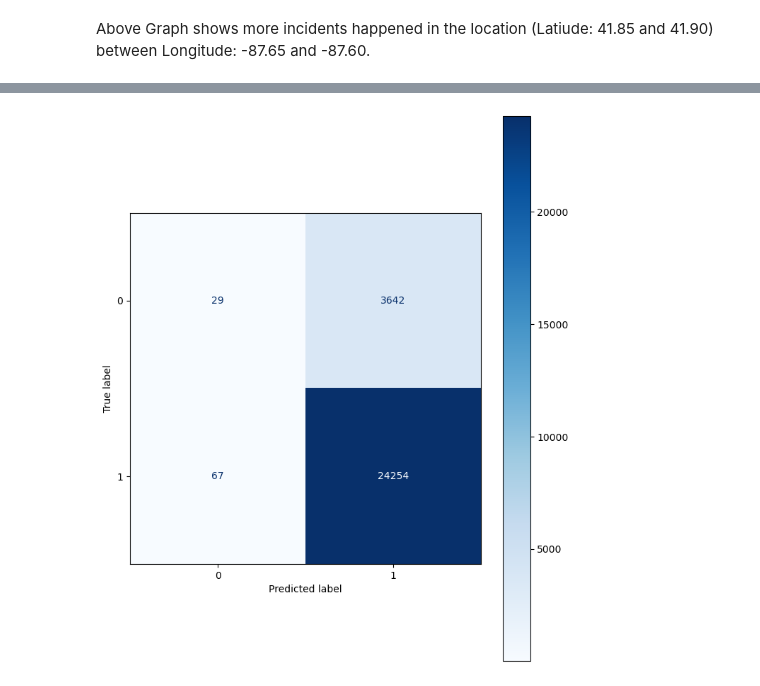
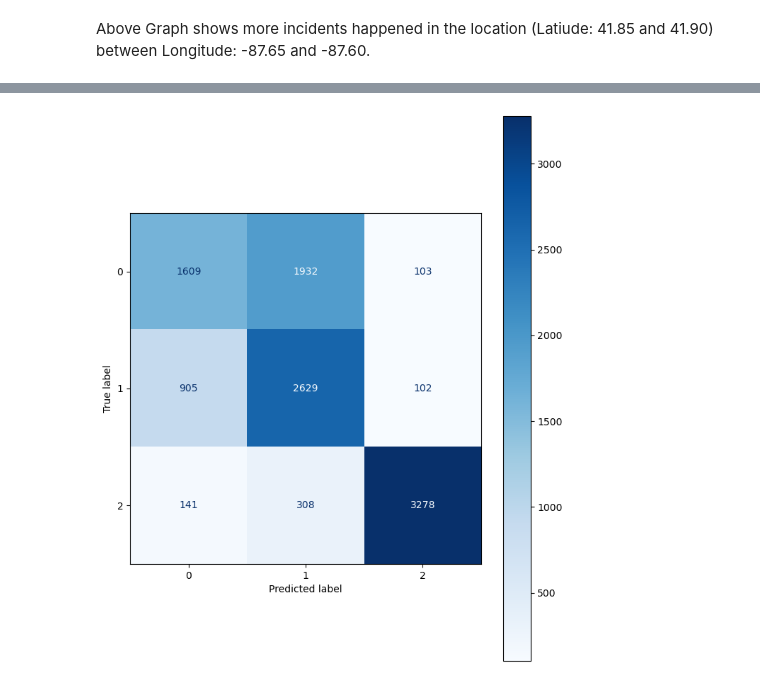
Before and after one commit to Lotus-baumgarner/CarCrash_Phase4, a Jupyter notebook: Chicago_Car_Crashes.ipynb, the cells around one changed output, grey strips where cells are left out. Saved outputs shown, nothing was run; the diff lists cells and outputs as text; code cells hidden in the pictures.

```diff
--- a/Chicago_Car_Crashes.ipynb
+++ b/Chicago_Car_Crashes.ipynb
@@ -1212,0 +780,11 @@ tensor_crash_model.add(Dense(10, activation = 'sigmoid'))
+# %%
+# Initialize the LabelEncoder
+label_encoder = LabelEncoder()
+
+# Fit label encoder on the training set target variable
+label_encoder.fit(y_train2)
+
+# Transform the target variable of both training and testing sets
+y_train2_proc = label_encoder.transform(y_train2)
+y_test2_proc = label_encoder.transform(y_test2)
+y_train2_proc.shape
@@ -1213,9 +793,24 @@ tensor_crash_model.add(Dense(10, activation = 'sigmoid'))
+# %%
+from tensorflow.keras.models import Sequential
+from tensorflow.keras.layers import Dense, Dropout
+from tensorflow.keras.callbacks import EarlyStopping
+from tensorflow.keras.layers import Flatten
+from tensorflow.keras.regularizers import l2
+
+reg = l2(3e-3) # 1e-5 to .1
+# Number of features
+n_features = (X_train2_proc.shape[1],)
+
+tensor_crash_model = Sequential()
+tensor_crash_model.add(Dense(32, activation='relu', kernel_regularizer = reg, input_shape = (n_features)))
+tensor_crash_model.add(Dense(8, activation='relu', kernel_regularizer = reg))
+tensor_crash_model.add(Dense(3, activation = 'softmax'))
 # %%
 tensor_crash_model.compile(optimizer='Adam', loss='sparse_categorical_crossentropy', metrics=['accuracy'] )
 # %%
 from tensorflow.keras.callbacks import EarlyStopping
 trainCallback = EarlyStopping(monitor='loss', min_delta = 1e-6, patience = 5)
 
-history_crash = tensor_crash_model.fit(X_train3_proc, y_train3_proc, epochs=30, batch_size= 32, validation_split = 0.2, callbacks=[trainCallback])
+history_crash = tensor_crash_model.fit(X_train2_dense, y_train2_proc, epochs=30, batch_size= 32, validation_split = 0.2, callbacks=[trainCallback])
 # %% [output]
 Epoch 1/30
@@ -1238,4 +833,4 @@ Epoch 30/30
 # %%
-y_proba = tensor_crash_model.predict(X_test3_proc)
+y_proba = tensor_crash_model.predict(X_test2_proc)
 y_proba[0:5]
 # %% [output]
@@ -1292,9 +875,9 @@ array([1, 1, 1, ..., 1, 1, 1], dtype=int64)
 # %%
-cm_digits = confusion_matrix(y_test3_proc, predicted)
+cm_digits = confusion_matrix(y_test2_proc, predicted)
 disp = ConfusionMatrixDisplay(
     confusion_matrix=cm_digits)
 
 disp.plot(cmap=plt.cm.Blues)
 plt.show()
 # %% [output]
-[figure, old version]
+[figure, new version]
```
Also changed, not shown: parts of 127 cells of this notebook, 4 other files.
